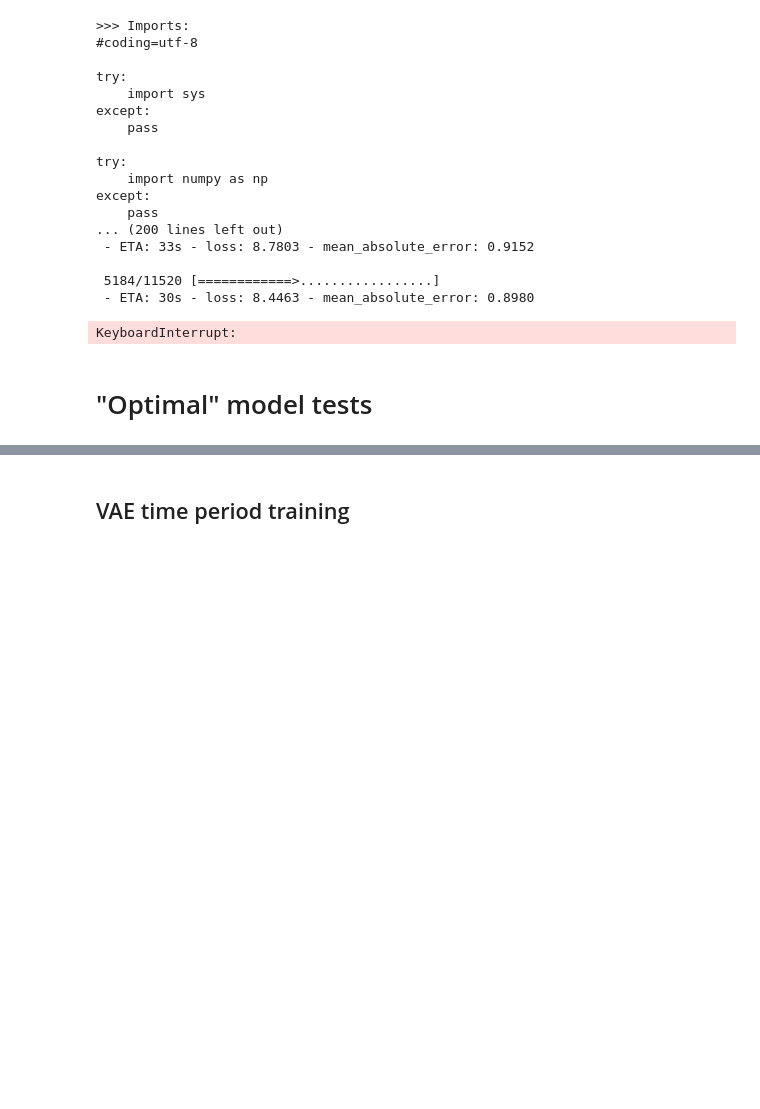
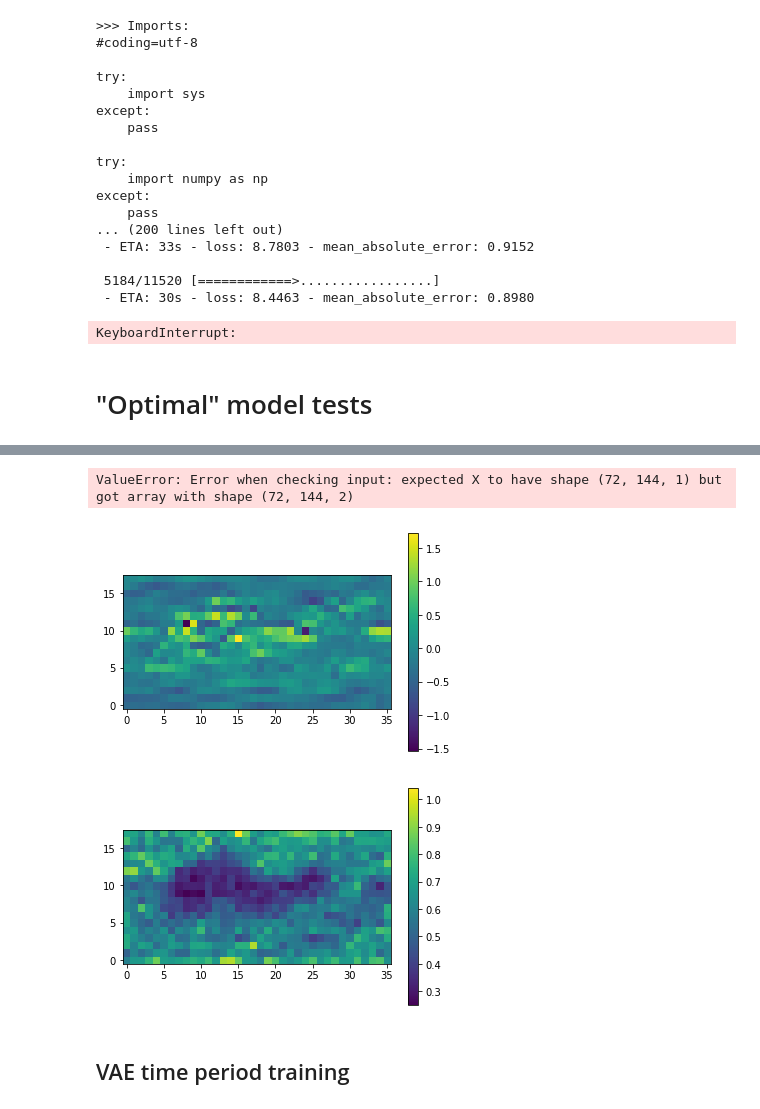
Before and after one commit to bgroenks96/cmip-embeddings, a Jupyter notebook: deep_embeddings.ipynb, the cells around one changed output, grey strips where cells are left out. Drawn from its saved outputs; the diff is of its cells as text; code cells hidden in the pictures; blank space fills up the shorter version.

```diff
--- a/deep_embeddings.ipynb
+++ b/deep_embeddings.ipynb
@@ -732,0 +795,24 @@ vae_model.fit(X_train, X_train, batch_size=2*180, epochs=100, shuffle=True, \
+# %%
+plot_var_spatial(X_valid, vae_model, name="tas, decoded (validation set)", c=0, t=300)
+plot_var_spatial(X_valid, vae_model, name="precip, decoded (validation set)", c=1, t=300)
+plot_err_spatial(X_valid, vae_model, name="tas", c=0, t=300)
+plot_err_spatial(X_valid, vae_model, name="precip", c=1, t=300)
+plot_var_time(X_valid, vae_model, c=0, name='tas')
+plot_var_time(X_valid, vae_model, c=1, name='precip')
+#show_activations(X_valid, conv_model, conv_model.layers[2], (18,36))
+# %% [output]
+ValueError: Error when checking input: expected X to have shape (72, 144, 1) but got array with shape (72, 144, 2)
+# %%
+z_means, z_sigmas = vae_encoder.predict(X_valid)
+# %%
+z_mean_t = z_means[300].reshape((18, 36, 2))
+z_sigma_t = z_sigmas[300].reshape((18,36,2))
+plt.imshow(z_mean_t[:,:,0], origin='lower')
+plt.colorbar()
+plt.show()
+plt.imshow(np.exp(z_sigma_t[:,:,0]), origin='lower')
+plt.colorbar()
+plt.show()
+# %% [output]
+[figure, added]
+[figure, added]
```
Also changed, not shown: parts of 16 cells of this notebook.
